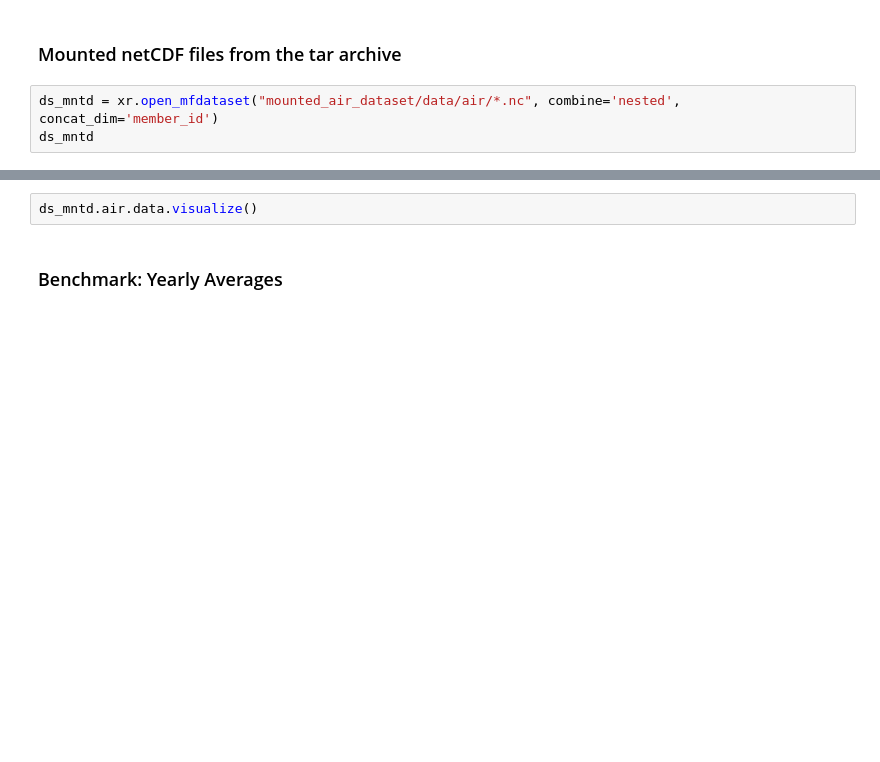
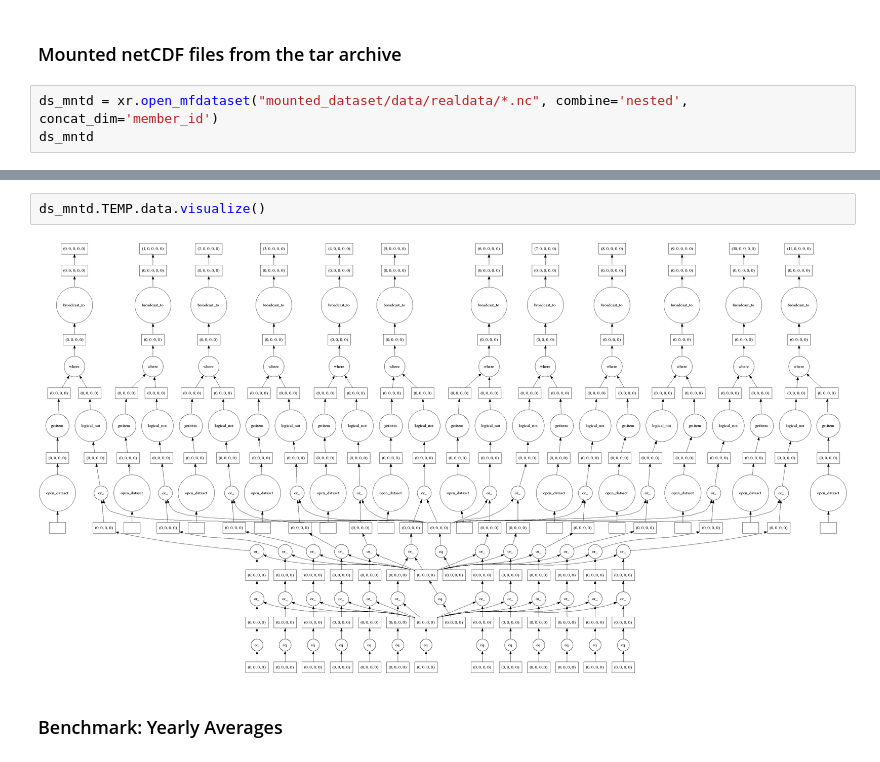
Before and after one commit to NCAR/xtar, a Jupyter notebook: notebooks/tar-netcdf-HPCrealdata.ipynb, the cells around one changed output, grey strips where cells are left out. Saved outputs shown, nothing was run; the diff lists cells and outputs as text; blank space fills up the shorter version.

```diff
--- a/notebooks/tar-netcdf-HPCrealdata.ipynb
+++ b/notebooks/tar-netcdf-HPCrealdata.ipynb
@@ -154,5 +273,5 @@ ds_orig.air.data.visualize()
 # %% [markdown]
 ### Mounted netCDF files from the tar archive
 # %%
-ds_mntd = xr.open_mfdataset("mounted_air_dataset/data/air/*.nc", combine='nested', concat_dim='member_id')
+ds_mntd = xr.open_mfdataset("mounted_dataset/data/realdata/*.nc", combine='nested', concat_dim='member_id')
 ds_mntd
@@ -159,5 +296,7 @@ ds_mntd
 # %%
-ds_mntd.air.data.visualize()
+ds_mntd.TEMP.data.visualize()
+# %% [output]
+[figure, added]
 # %% [markdown]
 ### Benchmark: Yearly Averages
 # %%
```
Also changed, not shown: parts of 33 cells of this notebook, 2 other files.
